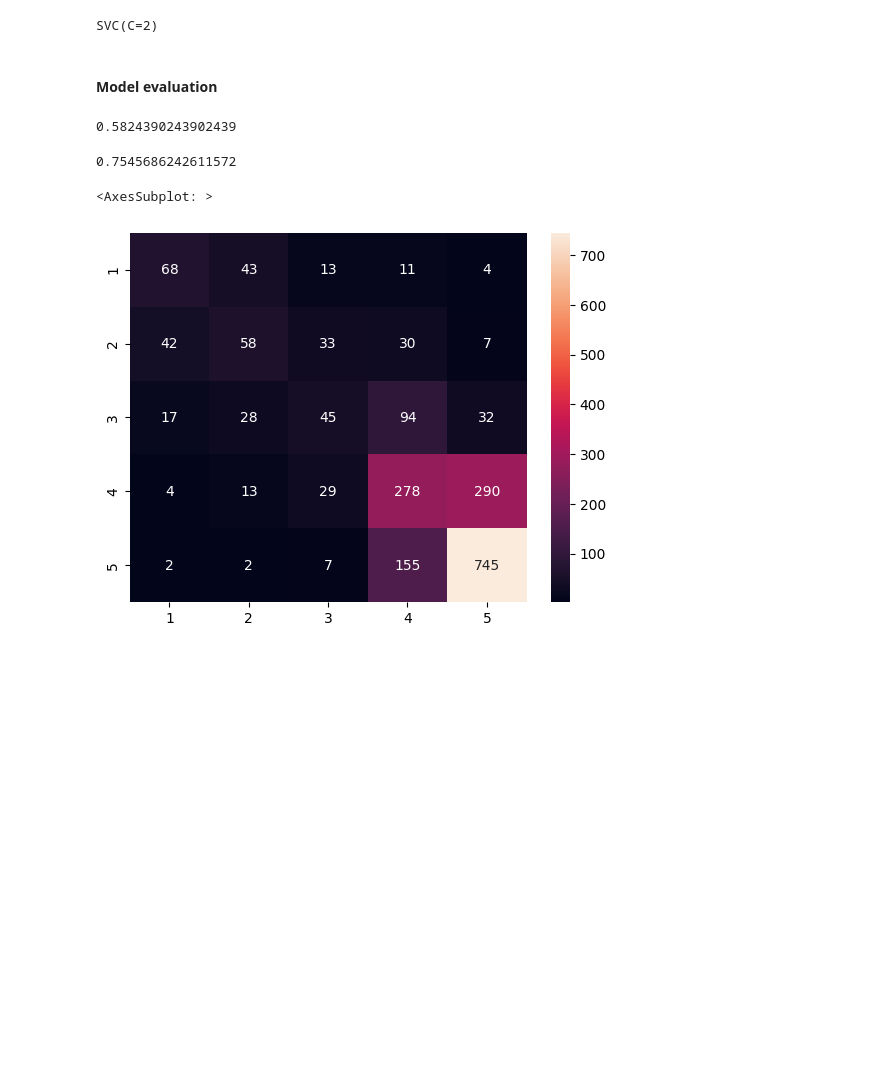
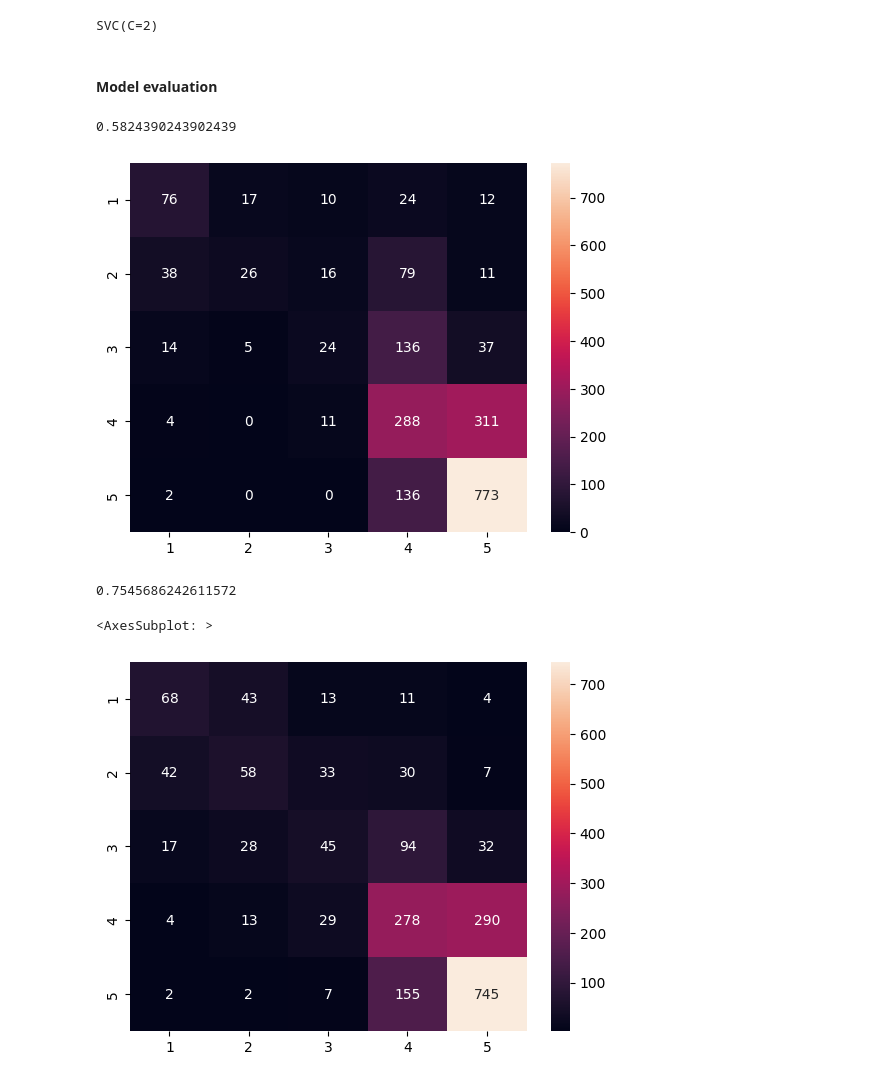
Before and after one commit to Milan-Exchange/Text-Mining-and-Search, a Jupyter notebook: text_classification.ipynb, the cells around one changed output. Drawn from its saved outputs; the diff is of its cells as text; code cells hidden in the pictures; blank space fills up the shorter version.

```diff
--- a/text_classification.ipynb
+++ b/text_classification.ipynb
@@ -206,6 +266,10 @@ y_pred = svc_simplest_input.predict(X_test)
 accuracy_score(y_test, y_pred)
 # %% [output]
 0.5824390243902439
+# %%
+plot_confusion_matrix(y_test, y_pred)
+# %% [output]
+[figure, added]
 # %%
 y_train_pred = svc_simplest_input.predict(X_train)
 # %%
```
Also changed, not shown: parts of 38 cells of this notebook.
